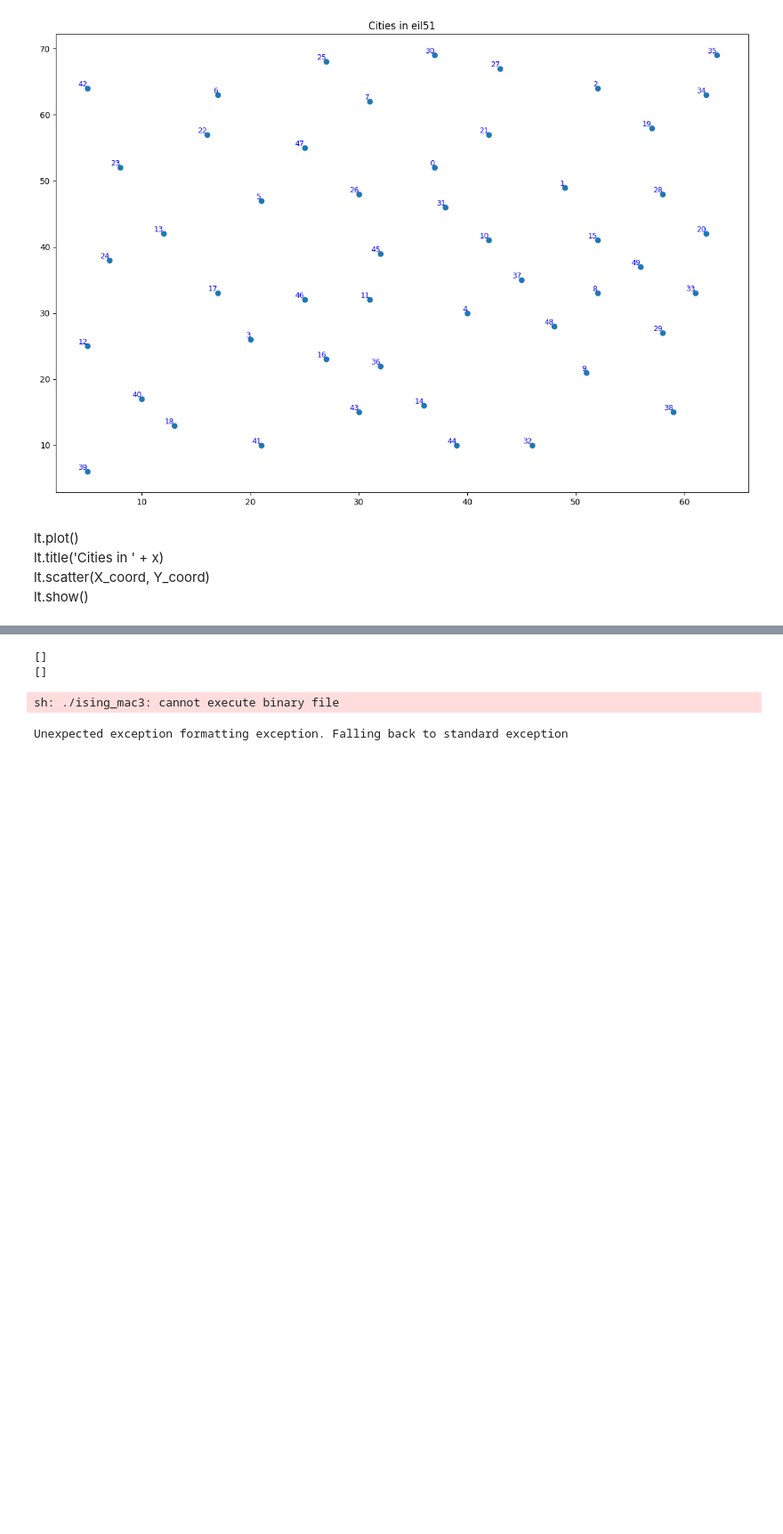
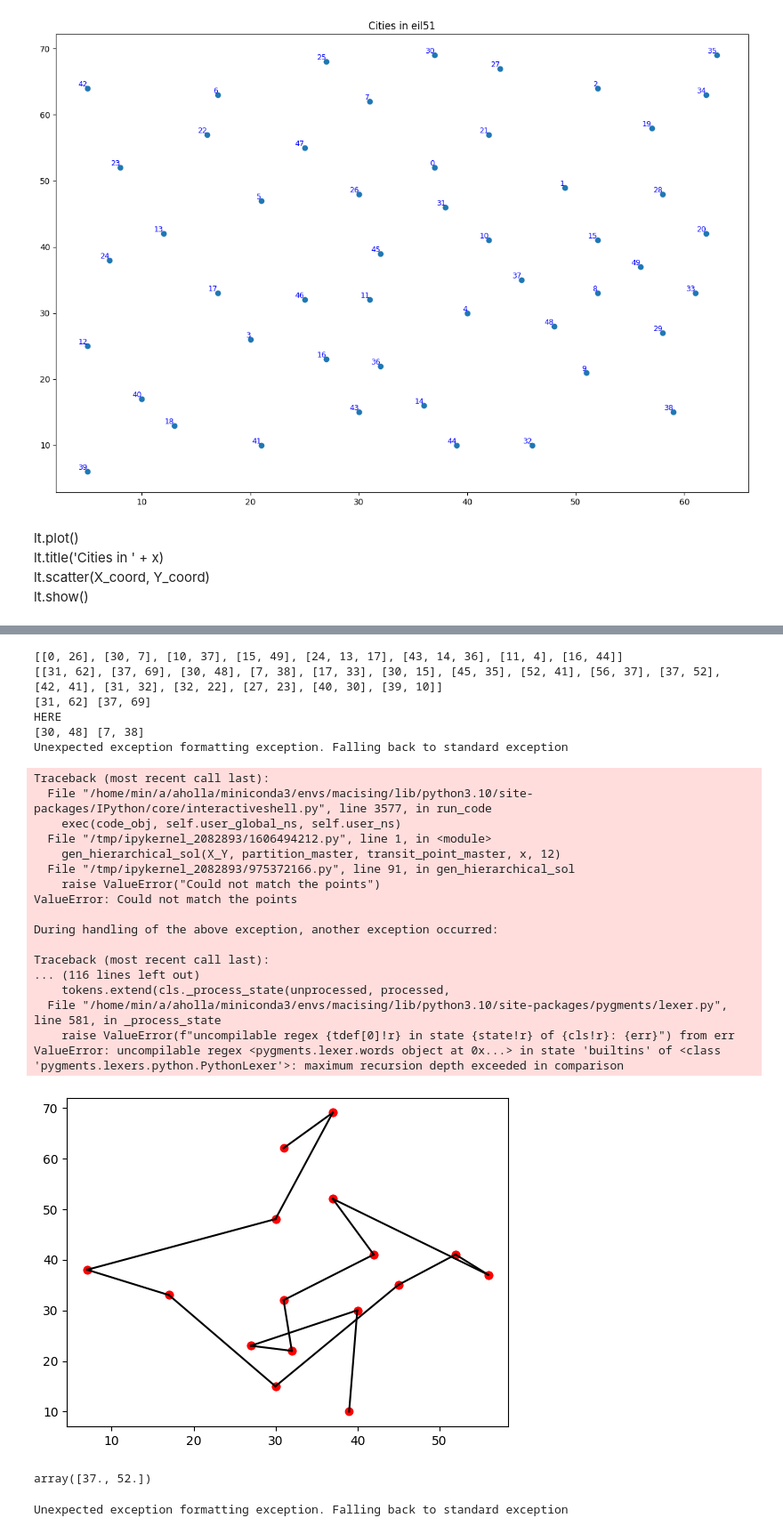
Before and after one commit to sangmin-yoo/TAXI, a Jupyter notebook: Large-Scale-Ising_graph_partition.ipynb, the cells around one changed output, grey strips where cells are left out. Shown at 89% size. Cells and saved outputs as stored; diff of their text form; code cells hidden in the pictures; blank space fills up the shorter version.

Commit message:
partially completed tp ising

```diff
--- a/Large-Scale-Ising_graph_partition.ipynb
+++ b/Large-Scale-Ising_graph_partition.ipynb
@@ -1058,4 +1056,20 @@ def compute_centroids(X_Y, l):
     centroid_map.append(min_y_point)
 
     return centroid_map
+# %%
+def gen_partition_sol(X_Y, partition, transit_points_ordered):
+    '''
+    Given a partition of points, and the order of transit points, generate the solution for the partition.
+    '''
+    available_tps = []
+    special_links = [] #those chains which are not regular tps
+
+    for i, sublist in enumerate(transit_points_ordered):
+        if sublist[0] in partition:  # Check first element
+            available_tps.append([sublist[0], i])
+        if sublist[-1] in partition:  # Check last element
+            available_tps.append([sublist[-1], i])
+    print(available_tps)
+    print(special_links)
+    print('end')
 # %%
@@ -1141,9 +1188,34 @@ def gen_hierarchical_solution(global_X_Y, partition_master, transit_point_master
 # %%
-gen_hierarchical_solution(X_Y, None, transit_point_master, x, 12)
+gen_hierarchical_sol(X_Y, partition_master, transit_point_master, x, 12)
 # %% [output]
-[]
-[]
+[[0, 26], [30, 7], [10, 37], [15, 49], [24, 13, 17], [43, 14, 36], [11, 4], [16, 44]]
+[[31, 62], [37, 69], [30, 48], [7, 38], [17, 33], [30, 15], [45, 35], [52, 41], [56, 37], [37, 52], [42, 41], [31, 32], [32, 22], [27, 23], [40, 30], [39, 10]]
+[31, 62] [37, 69]
+HERE
+[30, 48] [7, 38]
+Unexpected exception formatting exception. Falling back to standard exception
-sh: ./ising_mac3: cannot execute binary file
+Traceback (most recent call last):
+  File "/home/min/a/aholla/miniconda3/envs/macising/lib/python3.10/site-packages/IPython/core/interactiveshell.py", line 3577, in run_code
+    exec(code_obj, self.user_global_ns, self.user_ns)
+  File "/tmp/ipykernel_2082893/1606494212.py", line 1, in <module>
+    gen_hierarchical_sol(X_Y, partition_master, transit_point_master, x, 12)
+  File "/tmp/ipykernel_2082893/975372166.py", line 91, in gen_hierarchical_sol
+    raise ValueError("Could not match the points")
+ValueError: Could not match the points
+
+During handling of the above exception, another exception occurred:
+
+Traceback (most recent call last):
+... (116 lines left out)
+    tokens.extend(cls._process_state(unprocessed, processed,
+  File "/home/min/a/aholla/miniconda3/envs/macising/lib/python3.10/site-packages/pygments/lexer.py", line 581, in _process_state
+    raise ValueError(f"uncompilable regex {tdef[0]!r} in state {state!r} of {cls!r}: {err}") from err
+ValueError: uncompilable regex <pygments.lexer.words object at 0x...> in state 'builtins' of <class 'pygments.lexers.python.PythonLexer'>: maximum recursion depth exceeded in comparison
+[figure, added]
+# %%
+X_Y[0]
+# %% [output]
+array([37., 52.])
 # %%
 x_max = max(X_Y[:,0])
 x_min = min(X_Y[:,0])
```
Also changed, not shown: parts of 5 cells of this notebook, 47 other files.
